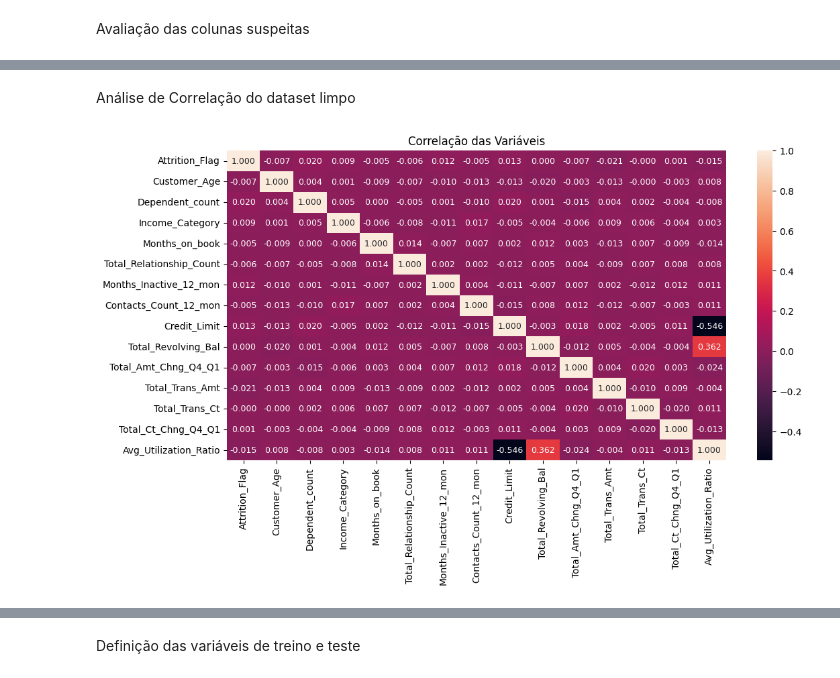
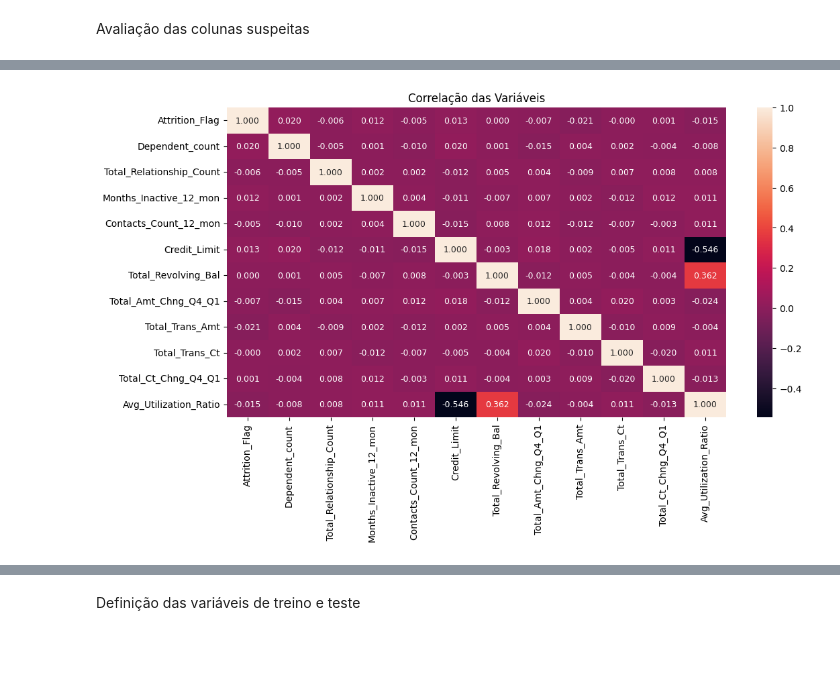
Before and after one commit to rpf991/Previsao_Churning_Clientes_Credito, a Jupyter notebook: notebooks/data_analysis.ipynb, the cells around one changed output, grey strips where cells are left out. Saved outputs shown, nothing was run; the diff lists cells and outputs as text; code cells hidden in the pictures; blank space fills up the shorter version.

```diff
--- a/notebooks/data_analysis.ipynb
+++ b/notebooks/data_analysis.ipynb
@@ -243,29 +244,28 @@ plt.show()
 # %%
 df_credit_clean = df_base_credit.drop(columns=[
                                           'Gender', 'CLIENTNUM', 'Marital_Status',
                                           'Card_Category', 'Education_Level',
 
-                                          'Avg_Open_To_Buy',
+                                          'Avg_Open_To_Buy', 'Months_on_book', 'Customer_Age',
 
-                                          'Is_Male', 'Is_Female',
+                                          'Is_Male', 'Is_Female',  'Income_Category',
 
                                           'Is_Uneducated', 'Education_HighSchool',
                                           'Education_College', 'Education_Graduate',
                                           'Education_Post_Graduate', 'Education_Doctorate',
 
                                           'Status_Divorced', 'Status_Single', 'Status_Married',
 
                                           'Is_Blue_Card', 'Is_Silver_Card', 'Is_Gold_Card', 'Is_Platinum_Card'
                                             ])
+
+
+plt.figure(figsize=(12, 6))
+
+sns.heatmap(data=df_credit_clean.corr(),
+            annot=True, fmt=".3f", annot_kws={"size": 9})
+plt.title("Correlação das Variáveis")
+plt.show()
+# %% [output]
+[figure, added]
-# %% [markdown]
-Análise de Correlação do dataset limpo
-# %%
-plt.figure(figsize=(12, 6))
-
-sns.heatmap(data=df_credit_clean.corr(),
-            annot=True, fmt=".3f", annot_kws={"size": 9})
-plt.title("Correlação das Variáveis")
-plt.show()
-# %% [output]
-[figure, removed]
 # %%
```
Also changed, not shown: parts of 14 cells of this notebook, 1 other file.
